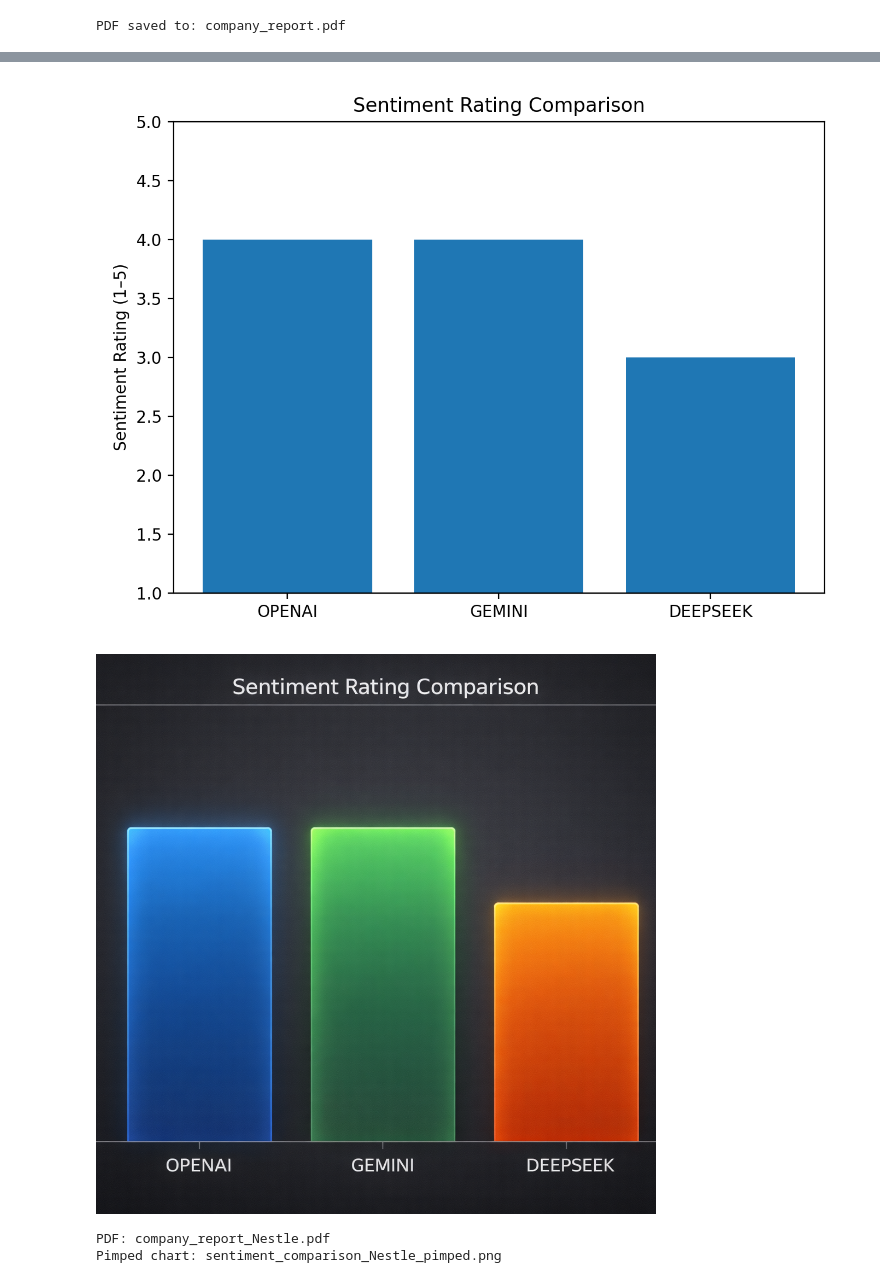
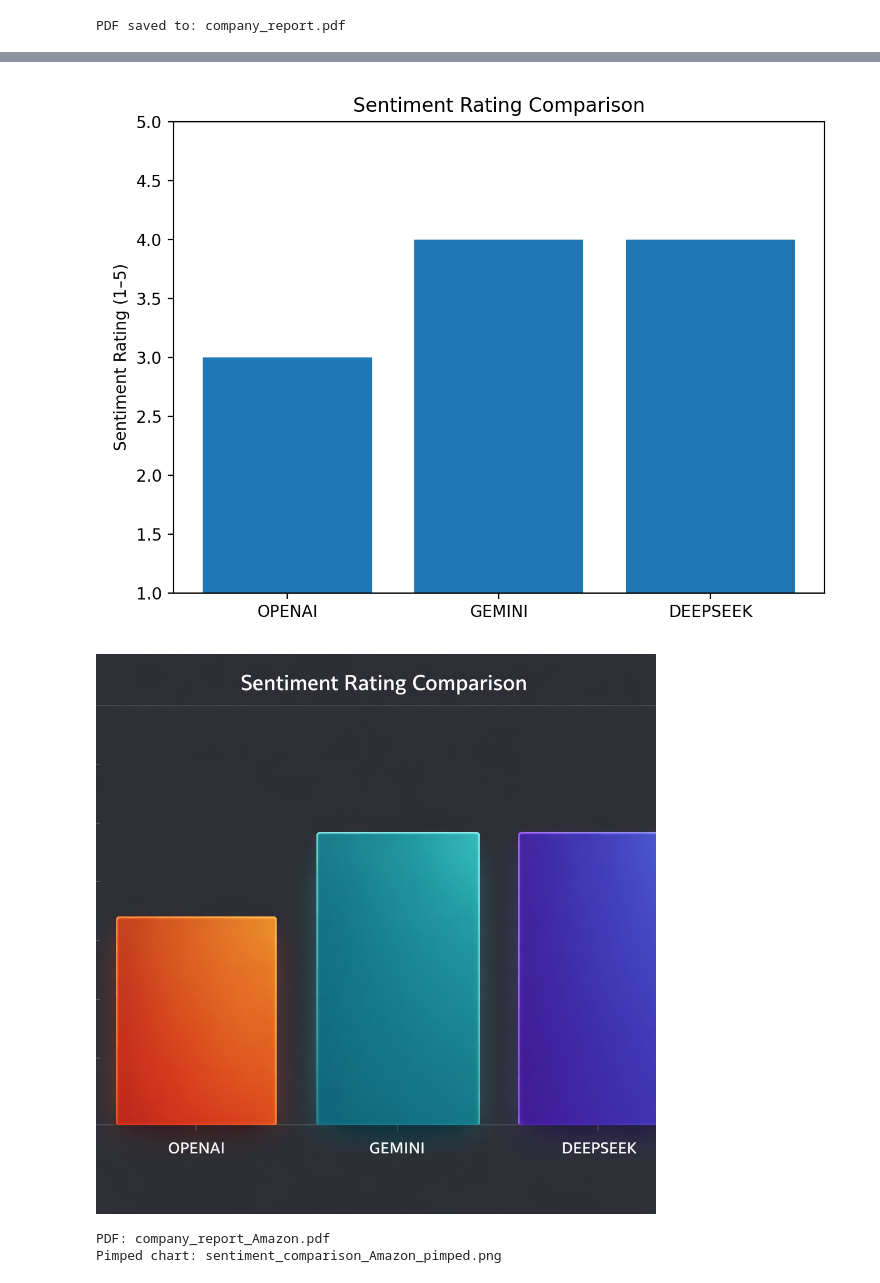
Before and after one commit to digichriz/EMBA2026-Lab, a Jupyter notebook: exam.ipynb, the cells around one changed output, grey strips where cells are left out. Cells and saved outputs as stored; diff of their text form; code cells hidden in the pictures.

```diff
--- a/exam.ipynb
+++ b/exam.ipynb
@@ -372,15 +383,25 @@ Georg Fischer AG (GF) is a Swiss industrial manufacturing group operating primar
 #Function to analyze the sentiment of the provided results
 def analyze_sentiment(results, llm):
 
+    sentiment_results = {}
+
     for model_name, company_text in results.items():
+      try:
         prompt = sentiment_prompt_template.format(
             company_analysis_sentiment=company_text
         )
 
         response = llm.invoke(prompt)
         content = response.content if hasattr(response, "content") else str(response)
+        sentiment_results[model_name] = content
 
-        sentiment_results[model_name] = content
+      except Exception as e:
+          sentiment_results[model_name] = (
+              "Sentiment: unknown\n"
+              "Rating: 3\n"
+              f"Rationale: Sentiment evaluation failed due to error: {e}"
+            )
+          print(f"[WARN] Sentiment failed for {model_name}:", e)
 
     return sentiment_results
 
@@ -421,11 +442,16 @@ def save_sentiment_chart_png(sentiments, filename="sentiment_comparison.png", ti
     ratings = []
 
     for model_name, text in sentiments.items():
+      try:
         m = re.search(r"Rating:\s*([1-5])\b", str(text))
         if not m:
             raise ValueError(f"Could not find a valid 'Rating: 1-5' for model '{model_name}'. Text was:\n{text}")
         models.append(model_name.upper())
         ratings.append(int(m.group(1)))
+
+      except Exception as e:
+        print(f"[WARN] Skipping model '{model_name}' in chart:", e)
+
 
     plt.figure()
     plt.bar(models, ratings)
@@ -436,7 +462,7 @@ def save_sentiment_chart_png(sentiments, filename="sentiment_comparison.png", ti
     plt.savefig(filename, dpi=200)
     plt.close()
 
-    display(Image(filename=filename))
+    display(IPyImage(filename=filename))
     return filename
 
 png_path = save_sentiment_chart_png(sentiments, filename="sentiment_comparison.png")
@@ -447,17 +473,14 @@ Saved: sentiment_comparison.png
 # %% [markdown]
 DiagramPimp Chain
 # %%
-import base64
-from openai import OpenAI
-from IPython.display import Image, display
 
-client = OpenAI()
-
+#Function to enhance the matplot diagram with openAI img
 def pimp_sentiment_chart_image_api(
     input_png_path: str,
     output_png_path: str = "sentiment_comparison_pimped.png",
     model: str = "gpt-image-1.5",
 ):
+  try:
     # Style from prompt template:
     prompt_text = image_pimp_prompt_template.format()
 
@@ -475,11 +498,16 @@ def pimp_sentiment_chart_image_api(
     with open(output_png_path, "wb") as f:
         f.write(image_bytes)
 
-    display(Image(filename=output_png_path))
-    return output_png_path
+    display(IPyImage(filename=output_png_path))
+
+  except Exception as e:
+     print("[ERROR] Image enhancement failed:", e)
+     print("→ Falling back to original chart.")
+
+  return output_png_path
 
 
-# function call
+# function call test - optional just to see it here:
 pimped_chart = pimp_sentiment_chart_image_api(
     input_png_path="sentiment_comparison.png",
     output_png_path="sentiment_comparison_pimped.png"
@@ -642,6 +670,6 @@ PDF saved to: company_report.pdf
 # %%
 #Lets use another example user_input
-user_input = "Nestle"
+user_input = "Amazon"
 
 
 web_search_step = RunnableLambda(
@@ -683,35 +711,35 @@ pimp_step = RunnableLambda(
 )
 
 
 pdf_step = RunnableLambda(
     lambda x: {
         **x,
         "pdf_path": export_company_report_pdf(
             company_name=x["company"],
             results=x["results"],
             sentiments=x["sentiments"],
             chart_png_path=x["pimped_chart_png_path"],
             output_pdf_path=f"company_report_{x['company'].replace(' ','_')}.pdf"
         )
     }
 )
 
 pipeline = RunnableSequence(
     web_search_step,
     analysis_step,
     sentiment_step,
     chart_step,
     pimp_step,
     pdf_step
 )
 
-#This invokes our whole pipeline:
+#This invokes our whole pipeline - pdf report with _company will be saved under files
 out = pipeline.invoke({"company": user_input})
 
 print("PDF:", out["pdf_path"])
 print("Pimped chart:", out["pimped_chart_png_path"])
 # %% [output]
-[figure, old version]
+[figure, new version]
-[figure, old version]
+[figure, new version]
-PDF: company_report_Nestle.pdf
-Pimped chart: sentiment_comparison_Nestle_pimped.png
+PDF: company_report_Amazon.pdf
+Pimped chart: sentiment_comparison_Amazon_pimped.png
```
Also changed, not shown: parts of 9 cells of this notebook.
